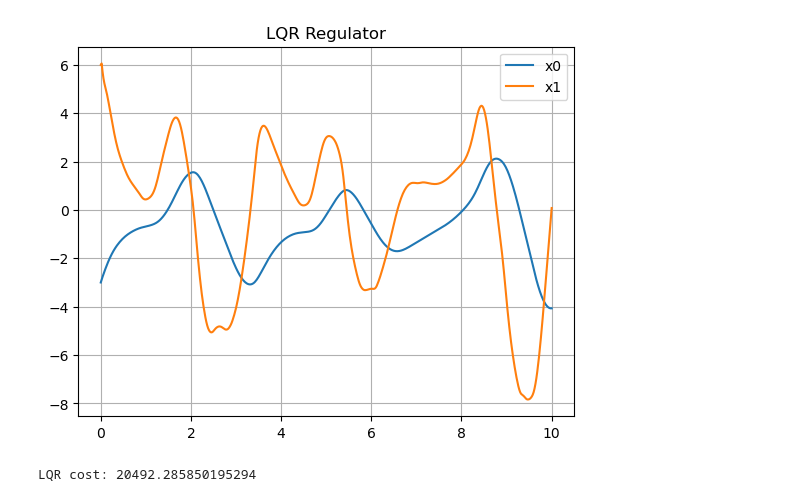
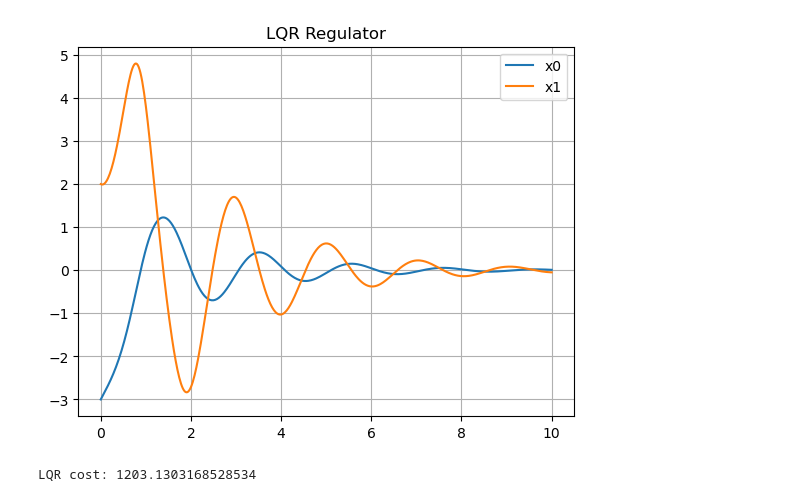
Before and after one commit to xyrrrrrrrr/RKVAE, a Jupyter notebook: control/Control_RKVAE.ipynb, the cells around one changed output. Cells and saved outputs as stored; diff of their text form; code cells hidden in the pictures.

```diff
--- a/control/Control_RKVAE.ipynb
+++ b/control/Control_RKVAE.ipynb
@@ -26,16 +26,16 @@ Methods = ["KoopmanDerivative","KoopmanRBF",\
             "KoopmanNonlinearA","KoopmanNonlinear",\
             "DKNGU","KoVAE"
                 ]
-suffixes =["4_28", "4_30", "5_2", "5_2", "5_2", "5_2_ode_constraint", "5_2"]
+suffixes =["4_28", "4_30", "5_2", "5_2", "5_2", "5_2_ode_constraint", "ablation"]
 # %%
 method_index = 8
 # suffix = "CartPole1_26"
 # env_name = "CartPole-v1"
 # env_name = "LunarLanderContinuous-v2"
 # suffix = "Pendulum1_26"
-env_name = "Pendulum-v1"
+# env_name = "Pendulum-v1"
 suffix = suffixes[method_index-2]
-# env_name = "DampingPendulum"
+env_name = "DampingPendulum"
 # env_name = "DoublePendulum"
 # suffix = "MountainCarContinuous1_26"
 # env_name = "MountainCarContinuous-v0"
@@ -364,3 +301,16 @@ def Prepare_LQR(env_name):
+# %%
+def Psi_o(s, seq=None, net=None):
+    """Deterministic mean lifting used by training and the lifted controller."""
+    x = torch.as_tensor(s, dtype=torch.float64, device=device).reshape(1, -1)
+    with torch.no_grad():
+        mu_xz, _, _, _, _ = net.encode(x)
+    return mu_xz.cpu().numpy().reshape(-1, 1)
+
+
+def lifted_control_gain(s, net):
+    x = torch.as_tensor(s, dtype=torch.float64, device=device).reshape(1, -1)
+    with torch.no_grad():
+        return net.control_encode(x).cpu().numpy().reshape(-1)
 # %%
 # Ad = state_dict['lA.weight'].cpu().numpy()
 # Bd = state_dict['lB.weight'].cpu().numpy()
@@ -405,13 +355,13 @@ Bd = np.matrix(Bd)
 Q,R,reset_state,x_ref = Prepare_LQR(env_name)
 # Kopt design
 Kopt = lqr.lqr_regulator_k(Ad,Bd,Q,R)
-cr = 0.1
-Kr = cr
-gamma_r = 0.1
+cr = 0
+Kr = 0
+gamma_r = 0
 rho_k = 0
 error_k = 0
 next_estimate = None
-sigma = 0.0
+sigma = 0.000
 observation_list = []
 observation_list_ = []
 observation = env.reset_state(reset_state)
@@ -429,8 +379,10 @@ steps = 500
 for i in range(steps):
     # err = np.sqrt((x0-x_ref_lift).T * Q * (x0-x_ref_lift))[0,0]  # 标量偏差
     if i == 0:
-        u = -Kopt*(x0-x_ref_lift)
-        ureal = u[:udim, 0][0]
+        xi = -Kopt*(x0-x_ref_lift)
+        gain = lifted_control_gain(observation_noisy, net)
+        u = np.asarray(xi).reshape(-1, 1)
+        ureal = np.asarray(xi[:udim, 0]).reshape(-1) / np.maximum(gain, 1e-6)
     else:
         # 更新error_k
         error_k = x0 - next_estimate
@@ -438,8 +390,10 @@ for i in range(steps):
         Kr = (1 - gamma_r) * Kr + gamma_r * (cr-np.linalg.norm(error_k)/rho_k)
         Kr = min(max(Kr,-cr), cr)
         # print(Kr)
-        u = -Kopt*(x0 - x_ref_lift + Kr * rho_k)
-        ureal = u[:udim, 0][0]
+        xi = -Kopt*(x0 - x_ref_lift + Kr * rho_k)
+        gain = lifted_control_gain(observation_noisy, net)
+        u = np.asarray(xi).reshape(-1, 1)
+        ureal = np.asarray(xi[:udim, 0]).reshape(-1) / np.maximum(gain, 1e-6)
     # if len(observation_list_) == 0:
     #     gu = net.control_encode(torch.tensor(x0[:Nstate]).T).detach().numpy()
     # else:
@@ -448,41 +402,41 @@ for i in range(steps):
     # gu = np.where(np.abs(gu) < 1e-3, 1e-3 * np.sign(gu), gu)
     # gu = np.where(np.abs(gu) > 1e3, 1e3 * np.sign(gu), gu)
     if udim == 1:
-        ureal = u[0,0]
+        ureal = float(ureal[0])
     else:
-        ureal = [u[i,0] for i in range(udim)]
+        ureal = ureal.tolist()
     # 更新rho_k
     rho_k = np.linalg.norm(x0 - x_ref_lift) + np.linalg.norm(ureal)
     # 更新next_estimate
     next_estimate = Ad * x0 + Bd * u
     observation, reward, done, info = env.step(ureal)
     # observation += np.random.normal(0, 0.1, observation.shape[0])
     noise = np.random.normal(0, sigma, Nstate)
     noise = noise[(noise>=-sigma*2)&(noise<=sigma*2)]
     observation_noisy = observation + noise if env_name != "MountainCarContinuous-v0" and env_name != "CartPole-v1" else observation
     observation_noisy = env.reset_state(observation_noisy)
     if udim == 1:
         xu = np.concatenate([observation_noisy, [ureal]], axis=-1)
     else:
         xu = np.concatenate([observation_noisy, ureal], axis=-1)
     observation_list_.append(xu)
     observation_seq = construct_observation(observation_list_)
     x0 = np.matrix(Psi_o(observation_noisy, observation_seq, net))
     observation_list.append(observation.reshape(-1,1))
     u_list.append(u)
 
 observations = np.concatenate(observation_list,axis=1)
 np.save("./data/"+env_name+"_"+method+"_observations.npy",observations)
 u_list = np.array(u_list).reshape(-1)
 time_history = np.arange(steps+1)*env.dt
 for i in range(Nstate):
     plt.plot(time_history, observations[i,:].reshape(-1,1), label="x{}".format(i))
 plt.grid(True)
 plt.title("LQR Regulator")
 plt.legend()
 plt.show()
 cost = Cost(observations,u_list,Q,R,x_ref)
 print("LQR cost:", cost)
 # %% [output]
-[figure, old version]
+[figure, new version]
-LQR cost: 20492.285850195294
+LQR cost: 1203.1303168528534
```
Also changed, not shown: parts of 2 cells of this notebook, 26 other files.
